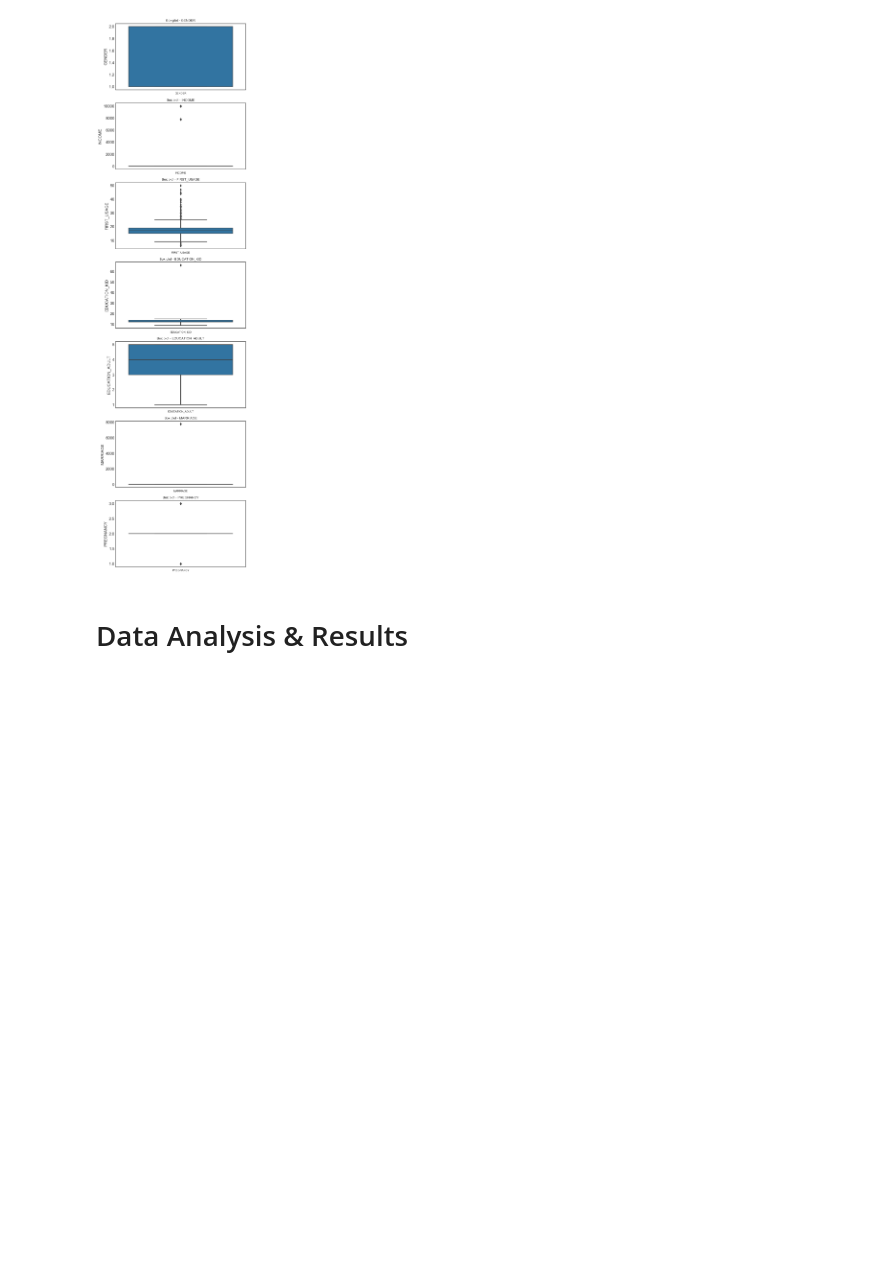
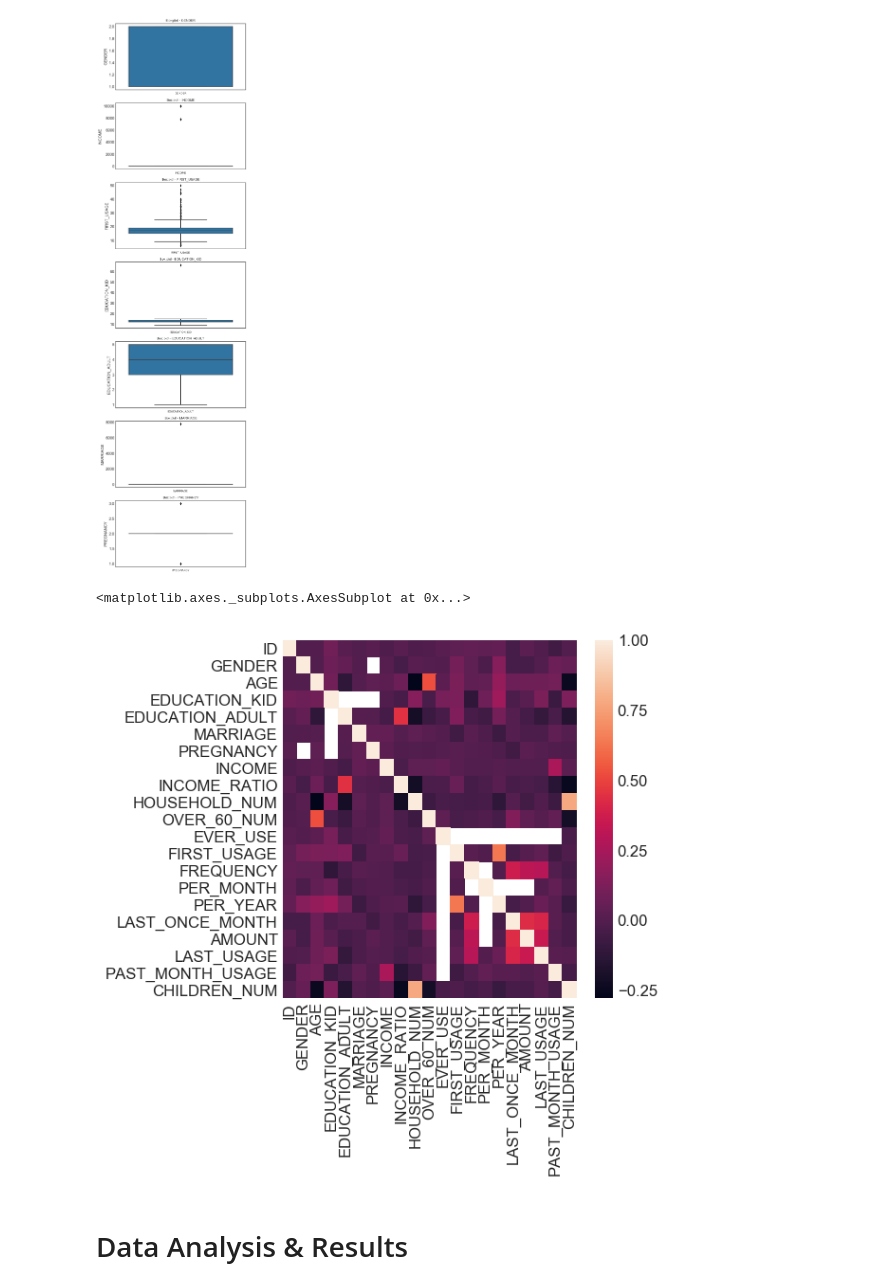
Before and after one commit to gthein/COGS108-FinalProject, a Jupyter notebook: FinalProject-Ozzy.ipynb, the cells around one changed output. Drawn from its saved outputs; the diff is of its cells as text; code cells hidden in the pictures; blank space fills up the shorter version.

```diff
--- a/FinalProject-Ozzy.ipynb
+++ b/FinalProject-Ozzy.ipynb
@@ -269,6 +268,16 @@ for i, col_val in enumerate(col_names):
 plt.show()
 # %% [output]
 [figure]
+# %%
+#Check if values have a correlation which each other , and if they do we can compare those values.
+f, ax = plt.subplots(figsize=(5, 5))
+corr = df.corr()
+sns.heatmap(corr,
+            xticklabels=corr.columns.values,
+            yticklabels=corr.columns.values)
+# %% [output]
+<matplotlib.axes._subplots.AxesSubplot at 0x...>
+[figure, added]
 # %% [markdown]
 # Data Analysis & Results
 # %% [markdown]
```
Also changed, not shown: parts of 1 cell of this notebook.
